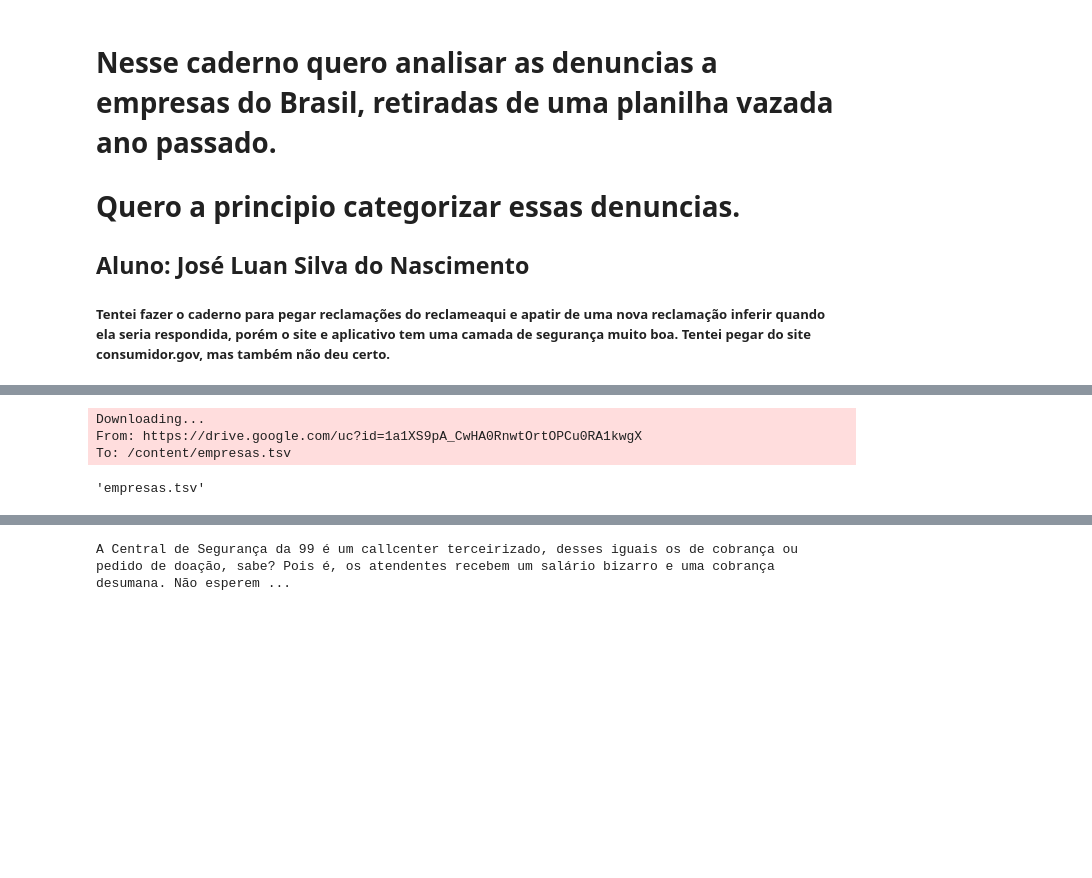
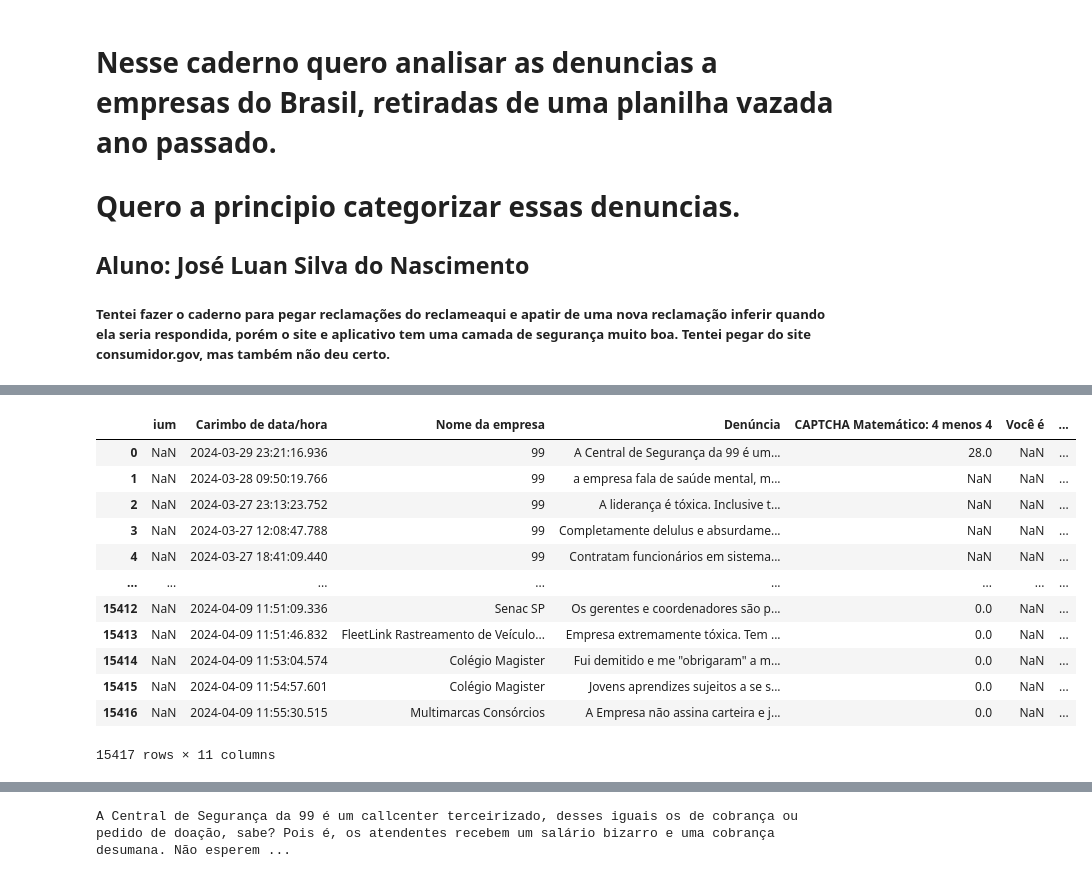
Before and after one commit to joseluan/NLP, a Jupyter notebook: Classificacao_de_reclamacoes_de_empresas.ipynb, the cells around one changed output, grey strips where cells are left out. Saved outputs shown, nothing was run; the diff lists cells and outputs as text; code cells hidden in the pictures; blank space fills up the shorter version.

```diff
--- a/Classificacao_de_reclamacoes_de_empresas.ipynb
+++ b/Classificacao_de_reclamacoes_de_empresas.ipynb
@@ -9,19 +71,28 @@
 # %%
 import gdown
 import pandas as pd
 
 nome_arquivo = 'empresas.xlsx'
 # Baixando o csv das denuncias
-gdown.download(url='https://drive.google.com/file/d/1EbpEG7qB4nZkO8KzWFCe-_xa8EtJOFMe6TqIxwS7ByI/view?usp=sharing&format=xlsx', output=nome_arquivo, quiet=False, fuzzy=True)
+#gdown.download(url='https://drive.google.com/file/d/1EbpEG7qB4nZkO8KzWFCe-_xa8EtJOFMe6TqIxwS7ByI/view?usp=sharing&format=xlsx', output=nome_arquivo, quiet=False, fuzzy=True)
 
 df = pd.read_excel('empresas.xlsx', engine='openpyxl')
 display(df)
 json_output = df.to_json()
 # %% [output]
+|  | ium | Carimbo de data/hora | Nome da empresa | Denúncia | CAPTCHA Matemático: 4 menos 4 | Você é | ... |
+| 0 | NaN | 2024-03-29 23:21:16.936 | 99 | A Central de Segurança da 99 é um... | 28.0 | NaN | ... |
+| 1 | NaN | 2024-03-28 09:50:19.766 | 99 | a empresa fala de saúde mental, m... | NaN | NaN | ... |
+| 2 | NaN | 2024-03-27 23:13:23.752 | 99 | A liderança é tóxica. Inclusive t... | NaN | NaN | ... |
+| 3 | NaN | 2024-03-27 12:08:47.788 | 99 | Completamente delulus e absurdame... | NaN | NaN | ... |
+| 4 | NaN | 2024-03-27 18:41:09.440 | 99 | Contratam funcionários em sistema... | NaN | NaN | ... |
+| ... | ... | ... | ... | ... | ... | ... | ... |
+| 15412 | NaN | 2024-04-09 11:51:09.336 | Senac SP | Os gerentes e coordenadores são p... | 0.0 | NaN | ... |
+| 15413 | NaN | 2024-04-09 11:51:46.832 | FleetLink Rastreamento de Veículo... | Empresa extremamente tóxica. Tem ... | 0.0 | NaN | ... |
+| 15414 | NaN | 2024-04-09 11:53:04.574 | Colégio Magister | Fui demitido e me "obrigaram" a m... | 0.0 | NaN | ... |
+| 15415 | NaN | 2024-04-09 11:54:57.601 | Colégio Magister | Jovens aprendizes sujeitos a se s... | 0.0 | NaN | ... |
+| 15416 | NaN | 2024-04-09 11:55:30.515 | Multimarcas Consórcios | A Empresa não assina carteira e j... | 0.0 | NaN | ... |
-Downloading...
-From: https://drive.google.com/uc?id=1a1XS9pA_CwHA0RnwtOrtOPCu0RA1kwgX
-To: /content/empresas.tsv
+15417 rows × 11 columns
-'empresas.tsv'
 # %%
 print(df.columns.tolist())
 df['Denúncia'] = df['Denúncia'].apply(lambda x: x if isinstance(x, str) else None)
```
Also changed, not shown: parts of 32 cells of this notebook, 1 other file.
